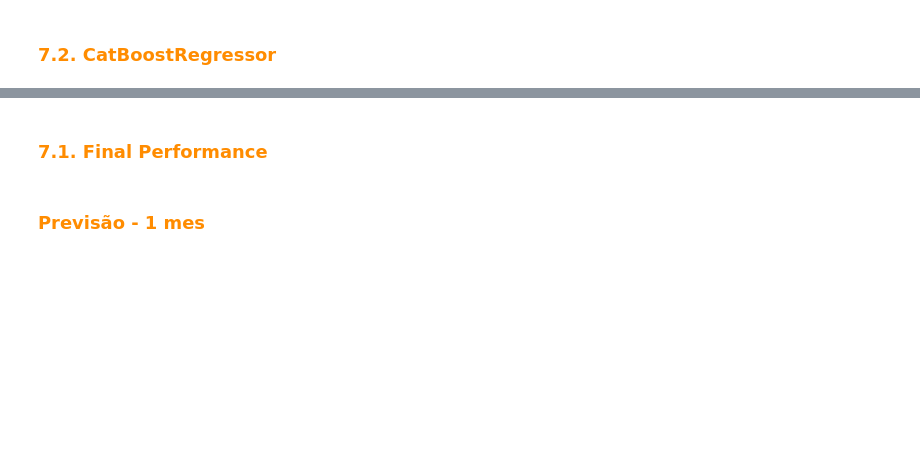
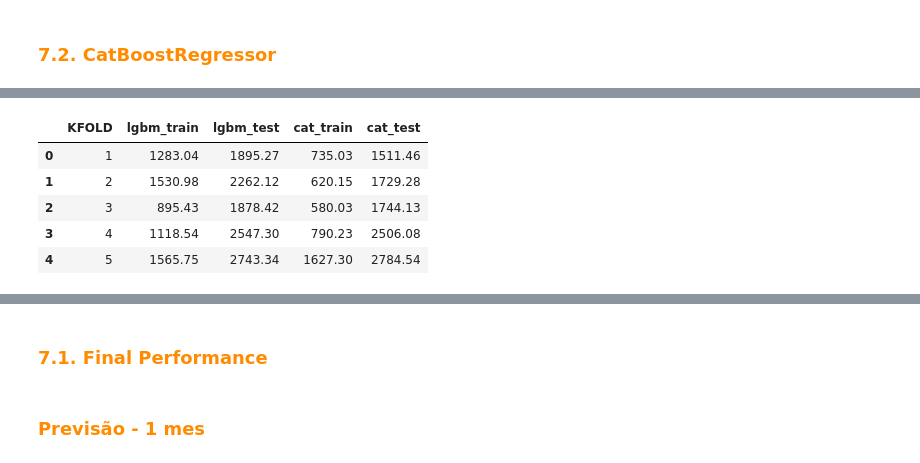
Before and after one commit to jlcunha/passenger_forecast, a Jupyter notebook: notebooks/modelo.ipynb, the cells around one changed output, grey strips where cells are left out. Saved outputs shown, nothing was run; the diff lists cells and outputs as text; code cells hidden in the pictures; blank space fills up the shorter version.

```diff
--- a/notebooks/modelo.ipynb
+++ b/notebooks/modelo.ipynb
@@ -972,3 +1276,18 @@ metrics_plot
+# %%
+lgbm_train = [1283.04, 1530.98, 895.43, 1118.54, 1565.75]
+lgbm_test =  [1895.27, 2262.12, 1878.42, 2547.30, 2743.34]
+cat_train =  [735.03, 620.15, 580.03, 790.23, 1627.30]
+cat_test =   [1511.46, 1729.28, 1744.13, 2506.08, 2784.54]
+
+metrics_plot = pd.DataFrame({"KFOLD": np.arange(1,6,1), "lgbm_train": lgbm_train, "lgbm_test": lgbm_test, "cat_train": cat_train, "cat_test": cat_test})
+metrics_plot
+# %% [output]
+|  | KFOLD | lgbm_train | lgbm_test | cat_train | cat_test |
+| 0 | 1 | 1283.04 | 1895.27 | 735.03 | 1511.46 |
+| 1 | 2 | 1530.98 | 2262.12 | 620.15 | 1729.28 |
+| 2 | 3 | 895.43 | 1878.42 | 580.03 | 1744.13 |
+| 3 | 4 | 1118.54 | 2547.30 | 790.23 | 2506.08 |
+| 4 | 5 | 1565.75 | 2743.34 | 1627.30 | 2784.54 |
 # %%
 fig, ax = plt.subplots(figsize=(8,4))
 sns.lineplot(data=metrics_plot, x="KFOLD", y="lgbm_train", label="lgbm_train")
```
Also changed, not shown: parts of 74 cells of this notebook, 5 other files.
